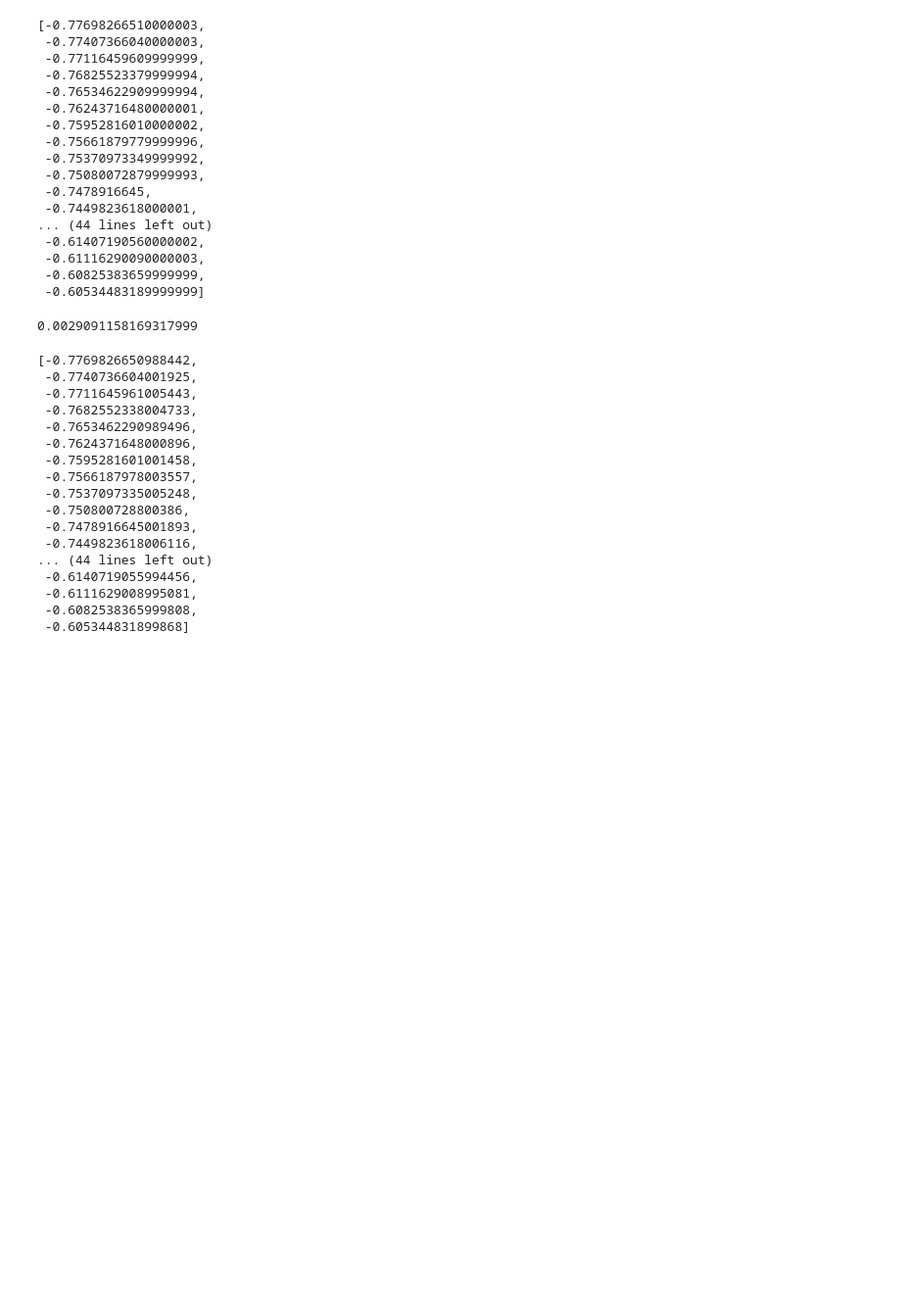
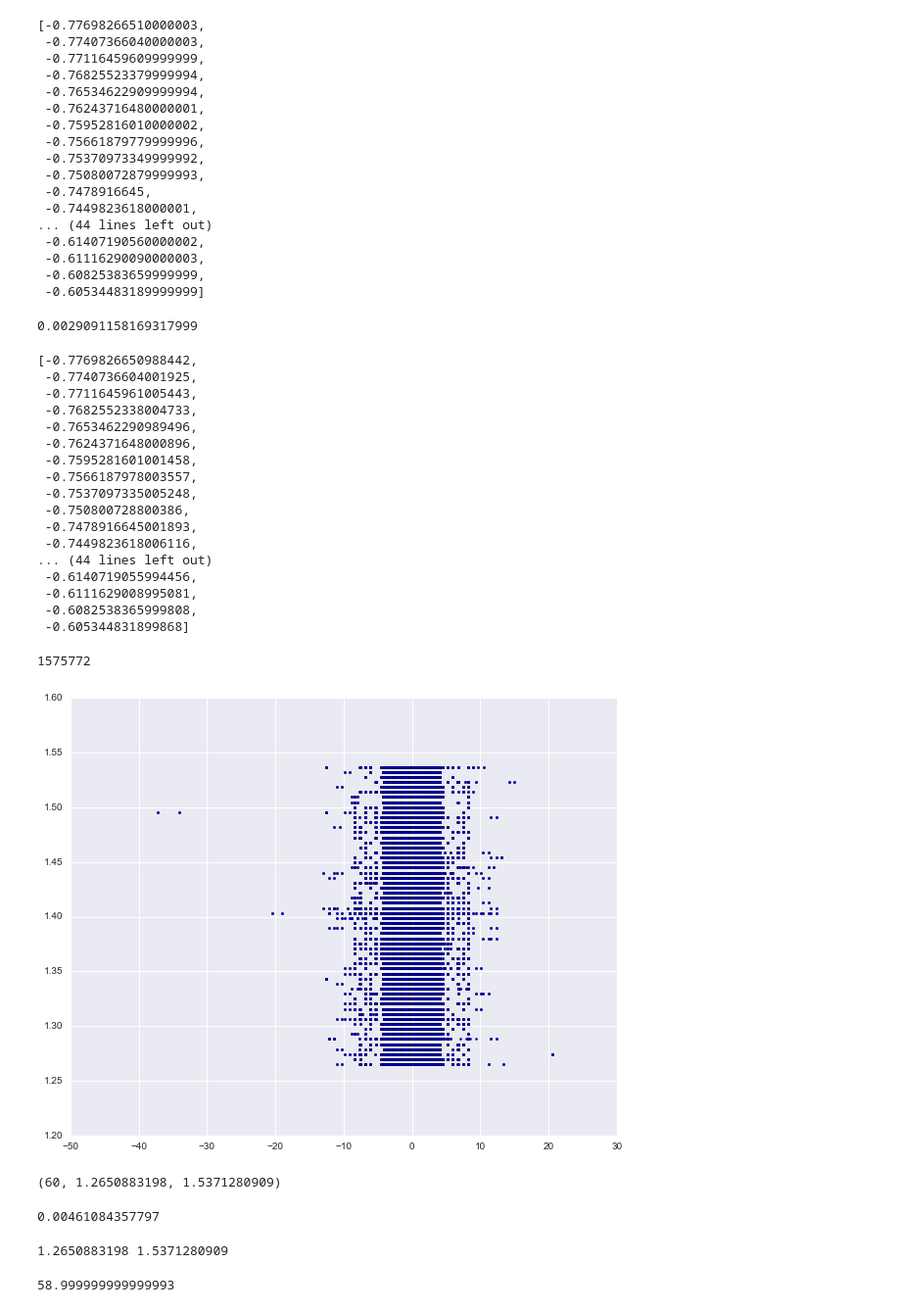
Before and after one commit to Shmuma/blackboxchallenge, a Jupyter notebook: nb/04-feat-00.ipynb, the cells around one changed output. Shown at 98% size. Drawn from its saved outputs; the diff is of its cells as text; code cells hidden in the pictures; blank space fills up the shorter version.

```diff
--- a/nb/04-feat-00.ipynb
+++ b/nb/04-feat-00.ipynb
@@ -97,3 +97,33 @@ dn_centers
  -0.6111629008995081,
  -0.6082538365999808,
  -0.605344831899868]
+# %%
+mask_1 = ipy.bounds_feat(feat_00, (1, 2))
+sum(mask_1)
+# %% [output]
+1575772
+# %%
+ipy.scatter_mask(feat_00, mask_1)
+# %% [output]
+[figure, added]
+# %%
+set_1 = set(feat_00[1][mask_1].values)
+len(set_1), min(set_1), max(set_1)
+# %% [output]
+(60, 1.2650883198, 1.5371280909)
+# %%
+deltas_1 = ipy.deltas(sorted(set_1))
+delta_1 = np.mean(deltas_1)
+print delta_1
+# %% [output]
+0.00461084357797
+# %%
+centers_1 = ipy.cluster_1D(set_1)
+min_1, max_1 = min(centers_1), max(centers_1)
+print min_1, max_1
+# %% [output]
+1.2650883198 1.5371280909
+# %%
+(max_1 - min_1)/delta_1
+# %% [output]
+58.999999999999993
```
Also changed, not shown: 3 other files.
